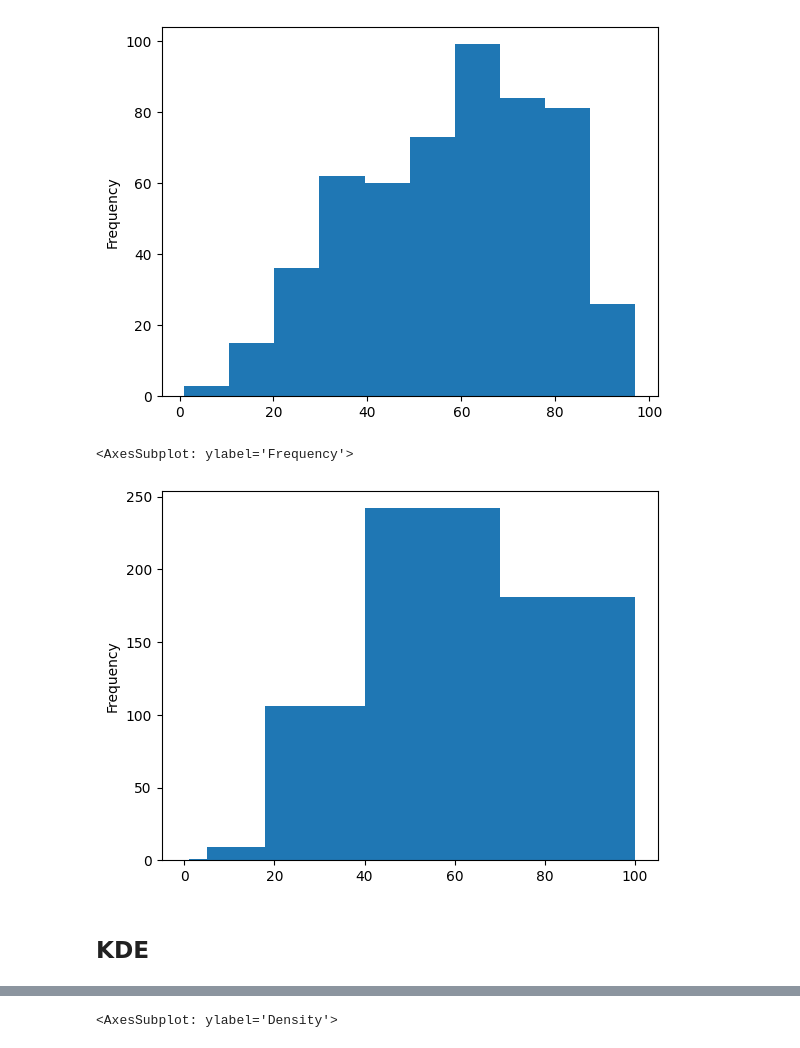
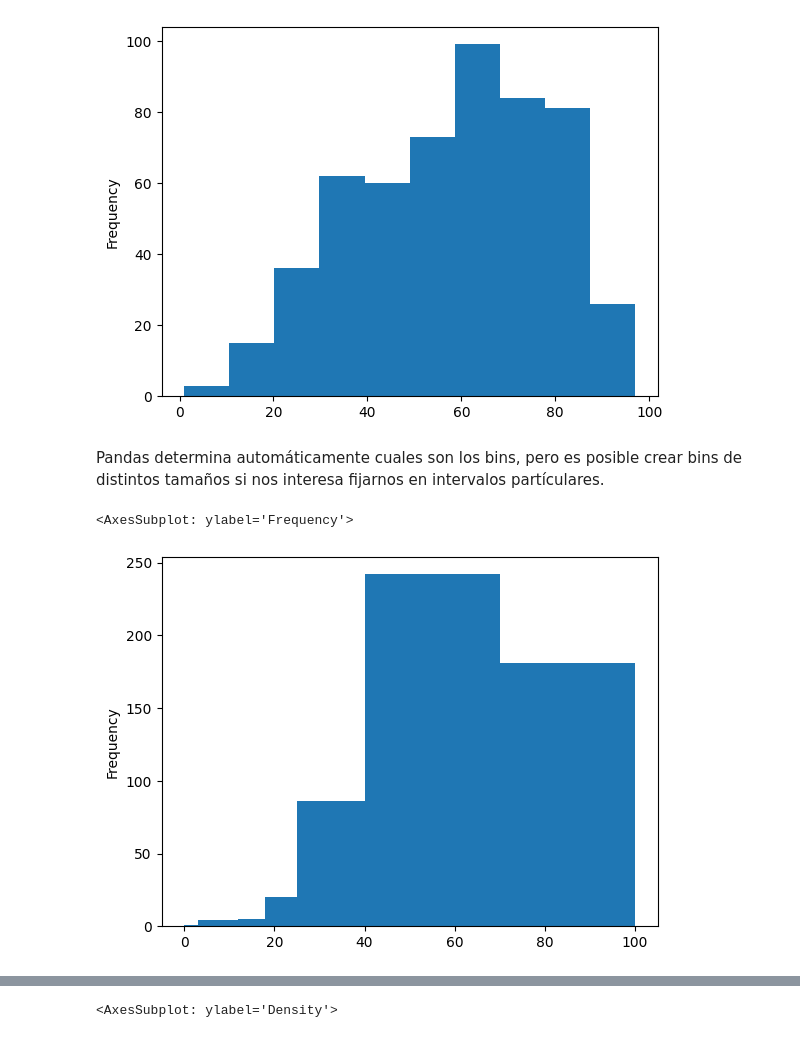
Before and after one commit to mar-esther23/CursoPandas2023, a Jupyter notebook: CP5-Graficas.ipynb, the cells around one changed output, grey strips where cells are left out. Drawn from its saved outputs; the diff is of its cells as text; code cells hidden in the pictures.

```diff
--- a/CP5-Graficas.ipynb
+++ b/CP5-Graficas.ipynb
@@ -162,10 +209,10 @@ df['Edad_años'].plot.hist()
 # %% [output]
 <AxesSubplot: ylabel='Frequency'>
 [figure]
+# %% [markdown]
+Pandas determina automáticamente cuales son los bins, pero es posible crear bins de distintos tamaños si nos interesa fijarnos en intervalos partículares.
 # %%
-df['Edad_años'].plot.hist(bins=[0,1,5,18,40,70,100])
+df['Edad_años'].plot.hist(bins=[0,3,12,18,25,40,70,100])
 # %% [output]
 <AxesSubplot: ylabel='Frequency'>
-[figure, old version]
+[figure, new version]
-# %% [markdown]
-## KDE
```
Also changed, not shown: parts of 34 cells of this notebook.
